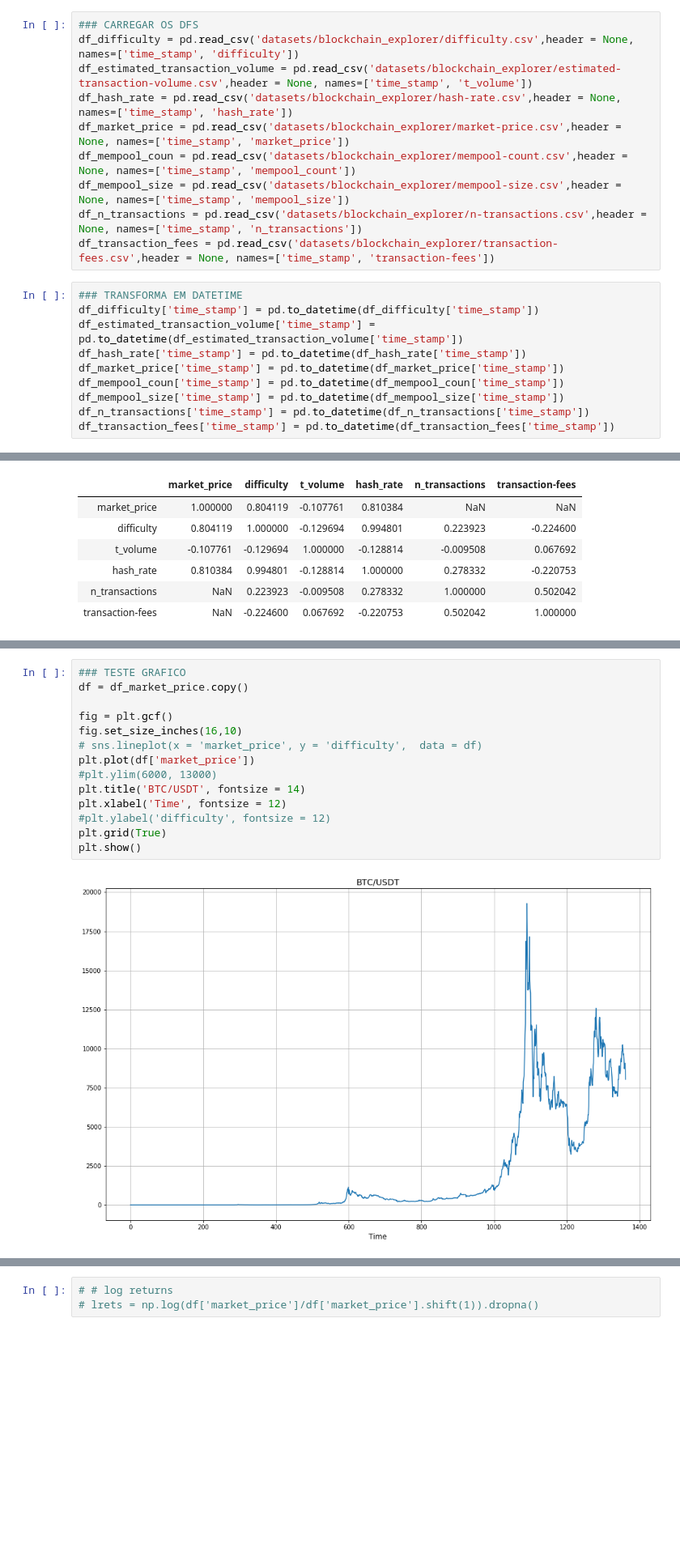
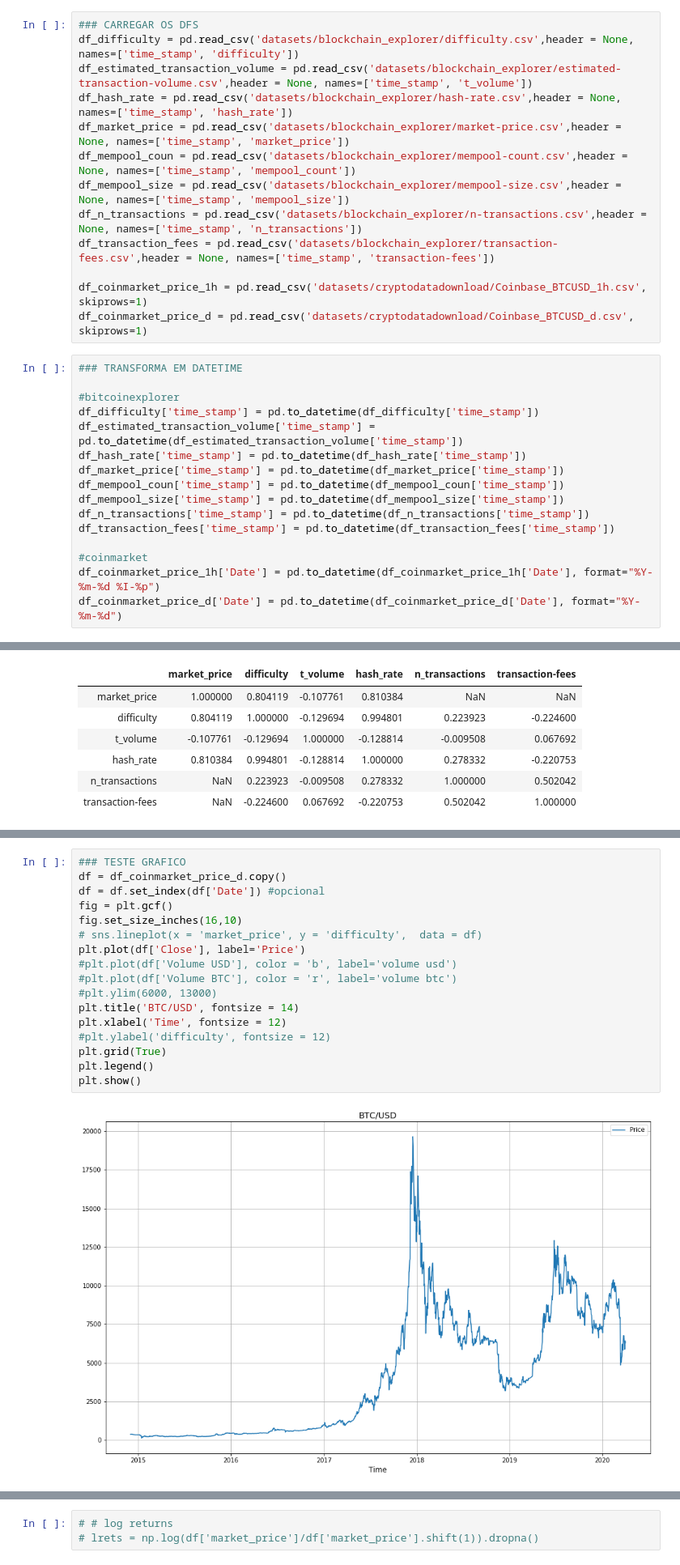
Before and after one commit to RichardMan13/Time_Series_Bitcoin, a Jupyter notebook: tcc_scripts_notebook/visualize_dataset.ipynb, the cells around one changed output, grey strips where cells are left out. Shown at 81% size. Cells and saved outputs as stored; diff of their text form; blank space fills up the shorter version.

```diff
--- a/tcc_scripts_notebook/visualize_dataset.ipynb
+++ b/tcc_scripts_notebook/visualize_dataset.ipynb
@@ -43,8 +43,13 @@ df_mempool_coun = pd.read_csv('datasets/blockchain_explorer/mempool-count.csv',h
 df_mempool_size = pd.read_csv('datasets/blockchain_explorer/mempool-size.csv',header = None, names=['time_stamp', 'mempool_size'])
 df_n_transactions = pd.read_csv('datasets/blockchain_explorer/n-transactions.csv',header = None, names=['time_stamp', 'n_transactions'])
 df_transaction_fees = pd.read_csv('datasets/blockchain_explorer/transaction-fees.csv',header = None, names=['time_stamp', 'transaction-fees'])
+
+df_coinmarket_price_1h = pd.read_csv('datasets/cryptodatadownload/Coinbase_BTCUSD_1h.csv', skiprows=1)
+df_coinmarket_price_d = pd.read_csv('datasets/cryptodatadownload/Coinbase_BTCUSD_d.csv', skiprows=1)
 # %%
 ### TRANSFORMA EM DATETIME
+
+#bitcoinexplorer
 df_difficulty['time_stamp'] = pd.to_datetime(df_difficulty['time_stamp'])
 df_estimated_transaction_volume['time_stamp'] = pd.to_datetime(df_estimated_transaction_volume['time_stamp'])
 df_hash_rate['time_stamp'] = pd.to_datetime(df_hash_rate['time_stamp'])
@@ -53,6 +58,10 @@ df_mempool_coun['time_stamp'] = pd.to_datetime(df_mempool_coun['time_stamp'])
 df_mempool_size['time_stamp'] = pd.to_datetime(df_mempool_size['time_stamp'])
 df_n_transactions['time_stamp'] = pd.to_datetime(df_n_transactions['time_stamp'])
 df_transaction_fees['time_stamp'] = pd.to_datetime(df_transaction_fees['time_stamp'])
+
+#coinmarket
+df_coinmarket_price_1h['Date'] = pd.to_datetime(df_coinmarket_price_1h['Date'], format="%Y-%m-%d %I-%p")
+df_coinmarket_price_d['Date'] = pd.to_datetime(df_coinmarket_price_d['Date'], format="%Y-%m-%d")
 # %%
 ### VISUALIZA OS TEMPOS MAXIMO E MINIMO
 print('------------', 'df_difficulty', '------------')
@@ -185,19 +225,22 @@ df_concat.corr()
 # %%
 ### TESTE GRAFICO
-df = df_market_price.copy()
-
+df = df_coinmarket_price_d.copy()
+df = df.set_index(df['Date']) #opcional
 fig = plt.gcf()
 fig.set_size_inches(16,10)
 # sns.lineplot(x = 'market_price', y = 'difficulty',  data = df)
-plt.plot(df['market_price'])
+plt.plot(df['Close'], label='Price')
+#plt.plot(df['Volume USD'], color = 'b', label='volume usd')
+#plt.plot(df['Volume BTC'], color = 'r', label='volume btc')
 #plt.ylim(6000, 13000)
-plt.title('BTC/USDT', fontsize = 14)
+plt.title('BTC/USD', fontsize = 14)
 plt.xlabel('Time', fontsize = 12)
 #plt.ylabel('difficulty', fontsize = 12)
 plt.grid(True)
+plt.legend()
 plt.show()
 # %% [output]
-[figure, old version]
+[figure, new version]
 # %%
 df.head()
 # %% [output]
```
Also changed, not shown: parts of 4 cells of this notebook, 2 other files.
